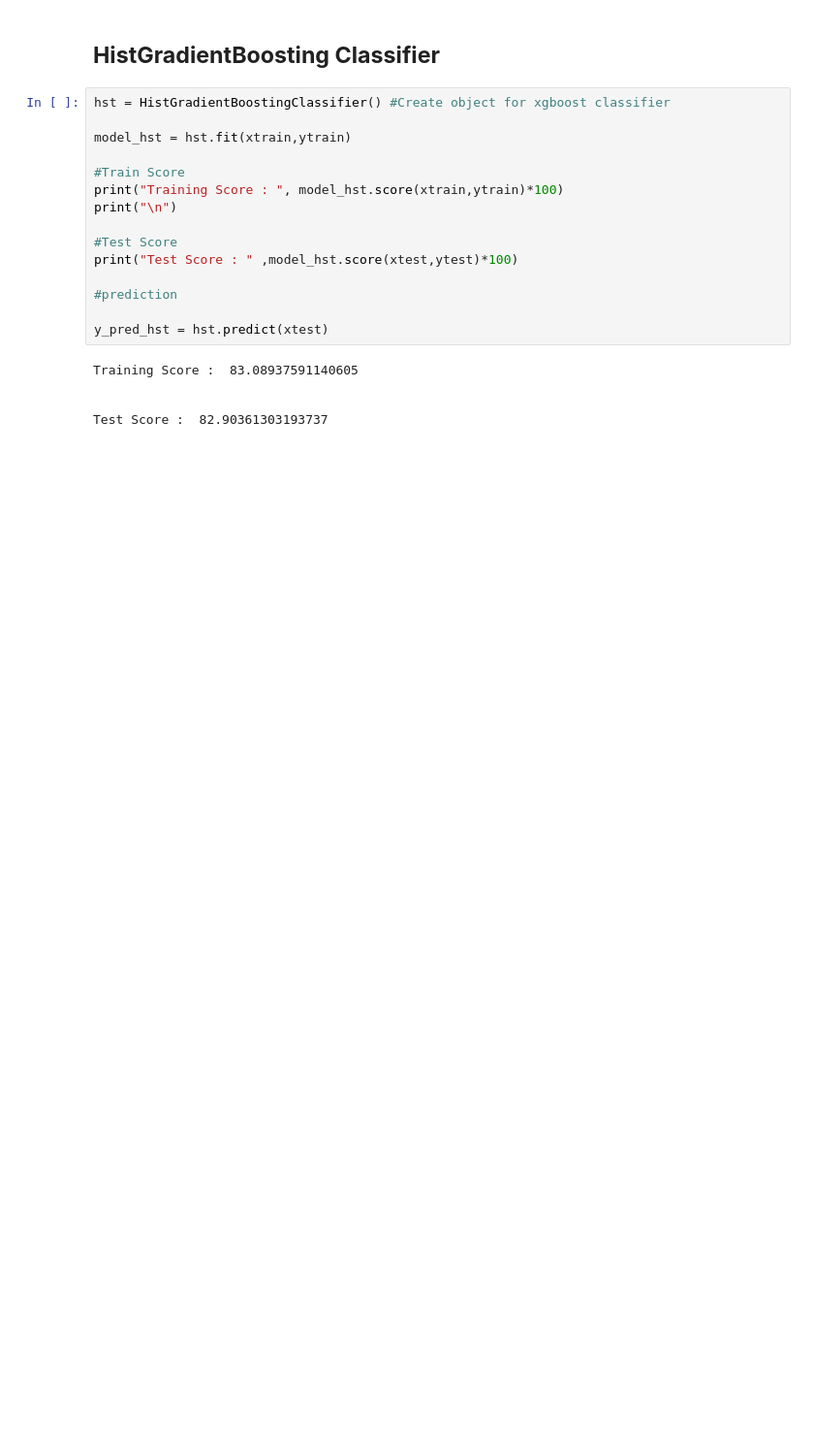
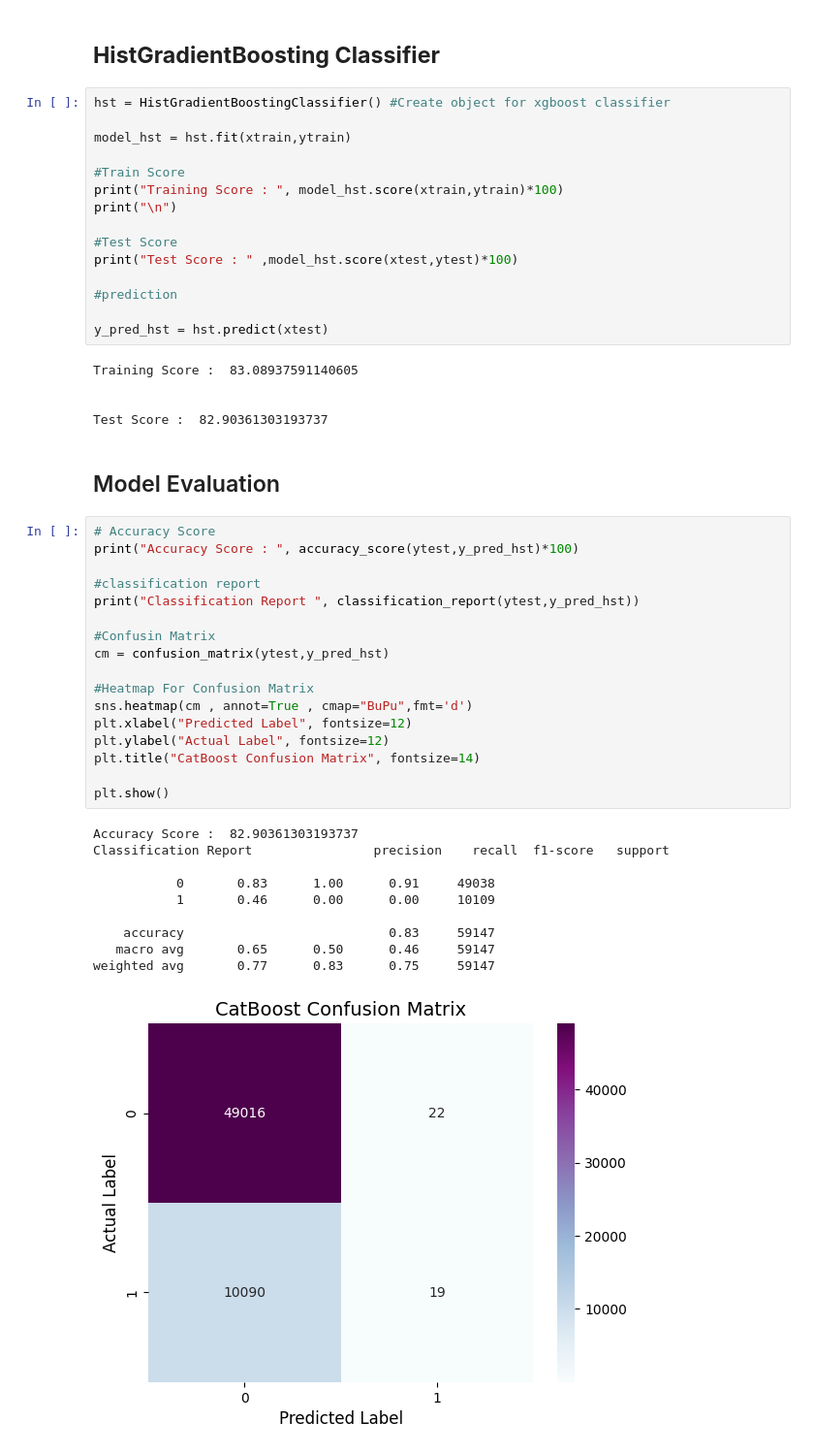
Before and after one commit to samifahim07/Smart-Cricket-Analytics-Ball-by-Ball-Event-Prediction-using-Machine-Learning, a Jupyter notebook: smart_analysis.ipynb, the cells around one changed output. Shown at 97% size. Cells and saved outputs as stored; diff of their text form; blank space fills up the shorter version.

```diff
--- a/smart_analysis.ipynb
+++ b/smart_analysis.ipynb
@@ -1221,3 +1221,33 @@ Training Score :  83.08937591140605
 
 
 Test Score :  82.90361303193737
+# %% [markdown]
+## Model Evaluation
+# %%
+# Accuracy Score
+print("Accuracy Score : ", accuracy_score(ytest,y_pred_hst)*100)
+
+#classification report
+print("Classification Report ", classification_report(ytest,y_pred_hst))
+
+#Confusin Matrix
+cm = confusion_matrix(ytest,y_pred_hst)
+
+#Heatmap For Confusion Matrix
+sns.heatmap(cm , annot=True , cmap="BuPu",fmt='d')
+plt.xlabel("Predicted Label", fontsize=12)
+plt.ylabel("Actual Label", fontsize=12)
+plt.title("CatBoost Confusion Matrix", fontsize=14)
+
+plt.show()
+# %% [output]
+Accuracy Score :  82.90361303193737
+Classification Report                precision    recall  f1-score   support
+
+           0       0.83      1.00      0.91     49038
+           1       0.46      0.00      0.00     10109
+
+    accuracy                           0.83     59147
+   macro avg       0.65      0.50      0.46     59147
+weighted avg       0.77      0.83      0.75     59147
+[figure, added]
```
